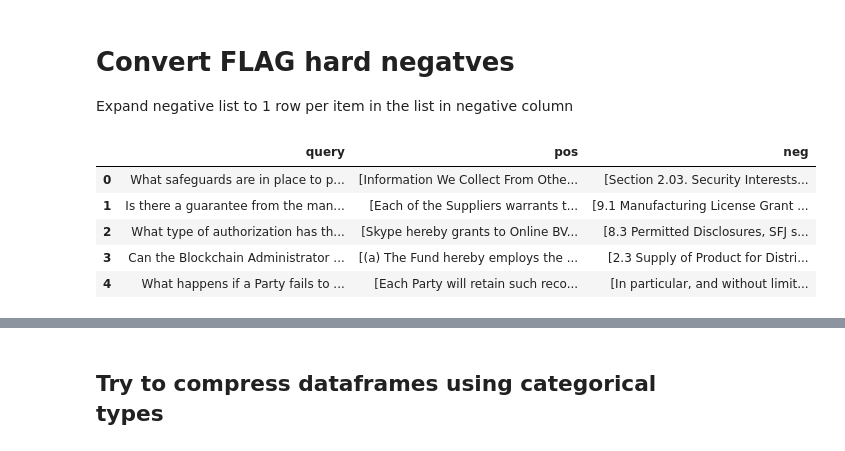
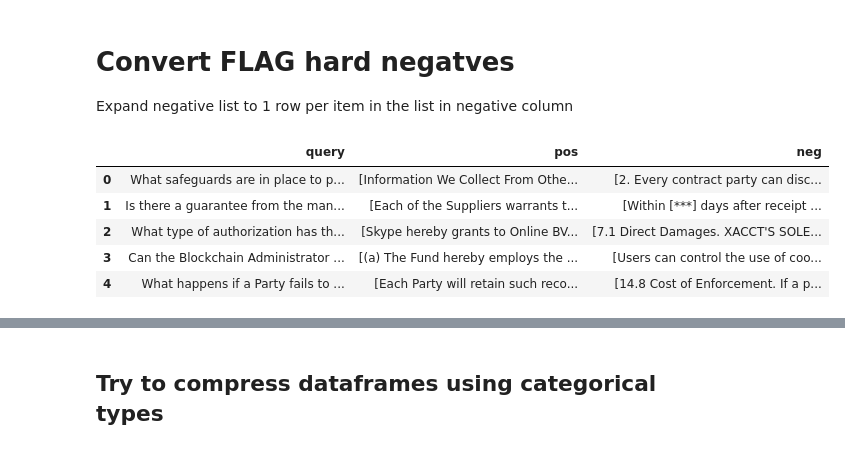
Before and after one commit to CNUClasses/embeddings, a Jupyter notebook: data/convert_to_json.ipynb, the cells around one changed output, grey strips where cells are left out. Drawn from its saved outputs; the diff is of its cells as text; code cells hidden in the pictures.

```diff
--- a/data/convert_to_json.ipynb
+++ b/data/convert_to_json.ipynb
@@ -262,16 +269,15 @@ trn
 # Convert FLAG hard negatves
 Expand negative list to 1 row per item in the list in negative column
 # %%
-trneval=pd.read_json("trneval_withHN_FLAG.json", orient="records",lines=True)
+trneval=pd.read_json("trneval_withHN1_FLAG.json", orient="records",lines=True)
+trneval.head()
+# %% [output]
+|  | query | pos | neg |
+| 0 | What safeguards are in place to p... | [Information We Collect From Othe... | [2. Every contract party can disc... |
+| 1 | Is there a guarantee from the man... | [Each of the Suppliers warrants t... | [Within [***] days after receipt ... |
+| 2 | What type of authorization has th... | [Skype hereby grants to Online BV... | [7.1 Direct Damages. XACCT'S SOLE... |
+| 3 | Can the Blockchain Administrator ... | [(a) The Fund hereby employs the ... | [Users can control the use of coo... |
+| 4 | What happens if a Party fails to ... | [Each Party will retain such reco... | [14.8 Cost of Enforcement. If a p... |
-# %%
-trneval.head()
-# %% [output]
-|  | query | pos | neg |
-| 0 | What safeguards are in place to p... | [Information We Collect From Othe... | [Section 2.03. Security Interests... |
-| 1 | Is there a guarantee from the man... | [Each of the Suppliers warrants t... | [9.1 Manufacturing License Grant ... |
-| 2 | What type of authorization has th... | [Skype hereby grants to Online BV... | [8.3 Permitted Disclosures, SFJ s... |
-| 3 | Can the Blockchain Administrator ... | [(a) The Fund hereby employs the ... | [2.3 Supply of Product for Distri... |
-| 4 | What happens if a Party fails to ... | [Each Party will retain such reco... | [In particular, and without limit... |
 # %%
 df=trneval.explode('neg')
 df=df.explode('pos')
```
Also changed, not shown: parts of 6 cells of this notebook, 6 other files.
